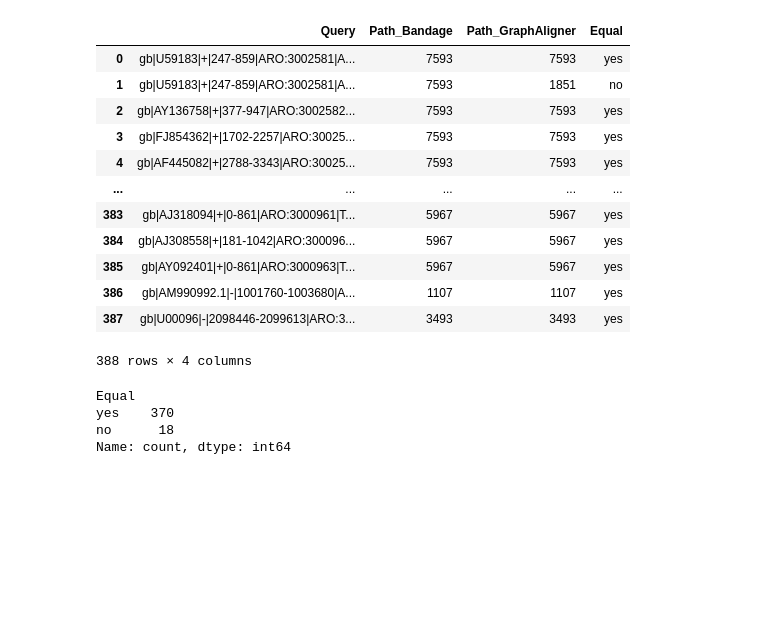
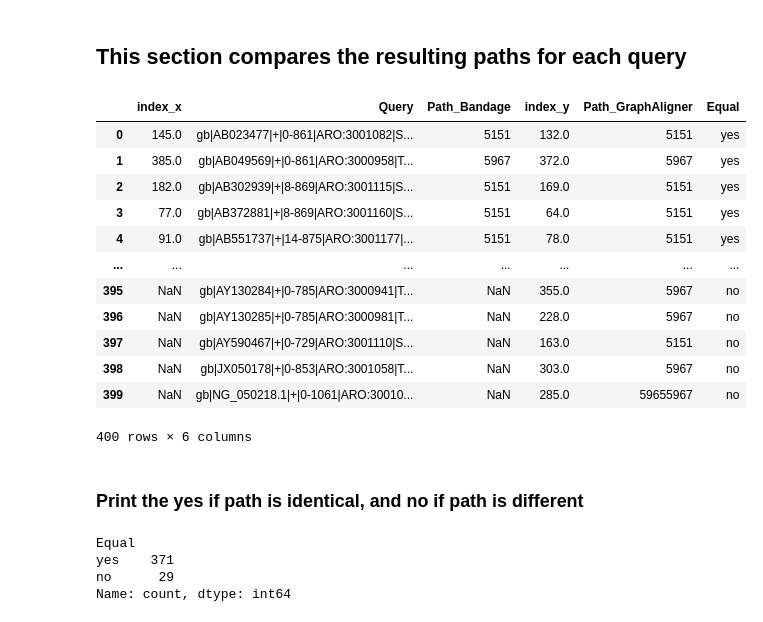
Before and after one commit to Yusreen/Thesis, a Jupyter notebook: Results and findings/GraphAlignerBandageScript.ipynb, the cells around one changed output. Saved outputs shown, nothing was run; the diff lists cells and outputs as text; code cells hidden in the pictures; blank space fills up the shorter version.

```diff
--- a/Results and findings/GraphAlignerBandageScript.ipynb
+++ b/Results and findings/GraphAlignerBandageScript.ipynb
@@ -142,3 +89,3 @@ df
 # %%
-df.rename(columns = {'Path':'Path_Bandage'}, inplace = True)
-df.rename(columns = {'Path Matching':'Path_GraphAligner'}, inplace = True)
+df_union.rename(columns = {'Path':'Path_Bandage'}, inplace = True)
+df_union.rename(columns = {'Path Matching':'Path_GraphAligner'}, inplace = True)
@@ -161,3 +92,3 @@ df
 # %%
-df['Path_Bandage'] = df['Path_Bandage'].str.strip()
-df['Path_GraphAligner'] = df['Path_GraphAligner'].str.strip()
+df_union['Path_Bandage'] = df_union['Path_Bandage'].str.replace(',',"").str.strip()
+df_union['Path_GraphAligner'] = df_union['Path_GraphAligner'].str.strip()
@@ -180,27 +95,34 @@ df
+# %%
+df_union['Path_Bandage'] = df_union['Path_Bandage'].str.findall(r'[^\s,]+').str.join('')
+# %% [markdown]
+## This section compares the  resulting paths for each query
 # %%
+
 #Check for similar path for the queries
-df['Equal'] = np.where(df['Path_Bandage']==df['Path_GraphAligner'],
+df_union['Equal'] = np.where(df_union['Path_Bandage']==df_union['Path_GraphAligner'],
                                            'yes', 'no')
 # %%
-df
+df_union
 # %% [output]
-|  | Query | Path_Bandage | Path_GraphAligner | Equal |
-| 0 | gb|U59183|+|247-859|ARO:3002581|A... | 7593 | 7593 | yes |
-| 1 | gb|U59183|+|247-859|ARO:3002581|A... | 7593 | 1851 | no |
-| 2 | gb|AY136758|+|377-947|ARO:3002582... | 7593 | 7593 | yes |
-| 3 | gb|FJ854362|+|1702-2257|ARO:30025... | 7593 | 7593 | yes |
-| 4 | gb|AF445082|+|2788-3343|ARO:30025... | 7593 | 7593 | yes |
-| ... | ... | ... | ... | ... |
-| 383 | gb|AJ318094|+|0-861|ARO:3000961|T... | 5967 | 5967 | yes |
-| 384 | gb|AJ308558|+|181-1042|ARO:300096... | 5967 | 5967 | yes |
-| 385 | gb|AY092401|+|0-861|ARO:3000963|T... | 5967 | 5967 | yes |
-| 386 | gb|AM990992.1|-|1001760-1003680|A... | 1107 | 1107 | yes |
-| 387 | gb|U00096|-|2098446-2099613|ARO:3... | 3493 | 3493 | yes |
+|  | index_x | Query | Path_Bandage | index_y | Path_GraphAligner | Equal |
+| 0 | 145.0 | gb|AB023477|+|0-861|ARO:3001082|S... | 5151 | 132.0 | 5151 | yes |
+| 1 | 385.0 | gb|AB049569|+|0-861|ARO:3000958|T... | 5967 | 372.0 | 5967 | yes |
+| 2 | 182.0 | gb|AB302939|+|8-869|ARO:3001115|S... | 5151 | 169.0 | 5151 | yes |
+| 3 | 77.0 | gb|AB372881|+|8-869|ARO:3001160|S... | 5151 | 64.0 | 5151 | yes |
+| 4 | 91.0 | gb|AB551737|+|14-875|ARO:3001177|... | 5151 | 78.0 | 5151 | yes |
+| ... | ... | ... | ... | ... | ... | ... |
+| 395 | NaN | gb|AY130284|+|0-785|ARO:3000941|T... | NaN | 355.0 | 5967 | no |
+| 396 | NaN | gb|AY130285|+|0-785|ARO:3000981|T... | NaN | 228.0 | 5967 | no |
+| 397 | NaN | gb|AY590467|+|0-729|ARO:3001110|S... | NaN | 163.0 | 5151 | no |
+| 398 | NaN | gb|JX050178|+|0-853|ARO:3001058|T... | NaN | 303.0 | 5967 | no |
+| 399 | NaN | gb|NG_050218.1|+|0-1061|ARO:30010... | NaN | 285.0 | 59655967 | no |
-388 rows × 4 columns
+400 rows × 6 columns
+# %% [markdown]
+### Print the yes if path is identical, and no if path is different
 # %%
-df['Equal'].value_counts()
+df_union['Equal'].value_counts()
 # %% [output]
 Equal
-yes    370
-no      18
+yes    371
+no      29
 Name: count, dtype: int64
```
Also changed, not shown: parts of 37 cells of this notebook, 12 other files.
